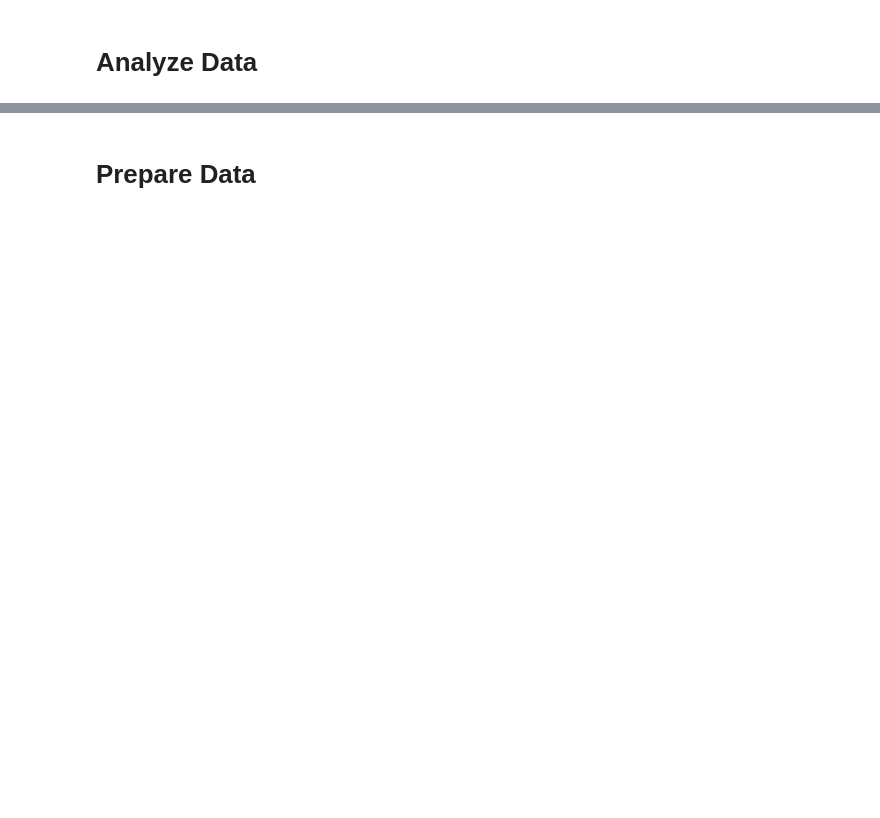
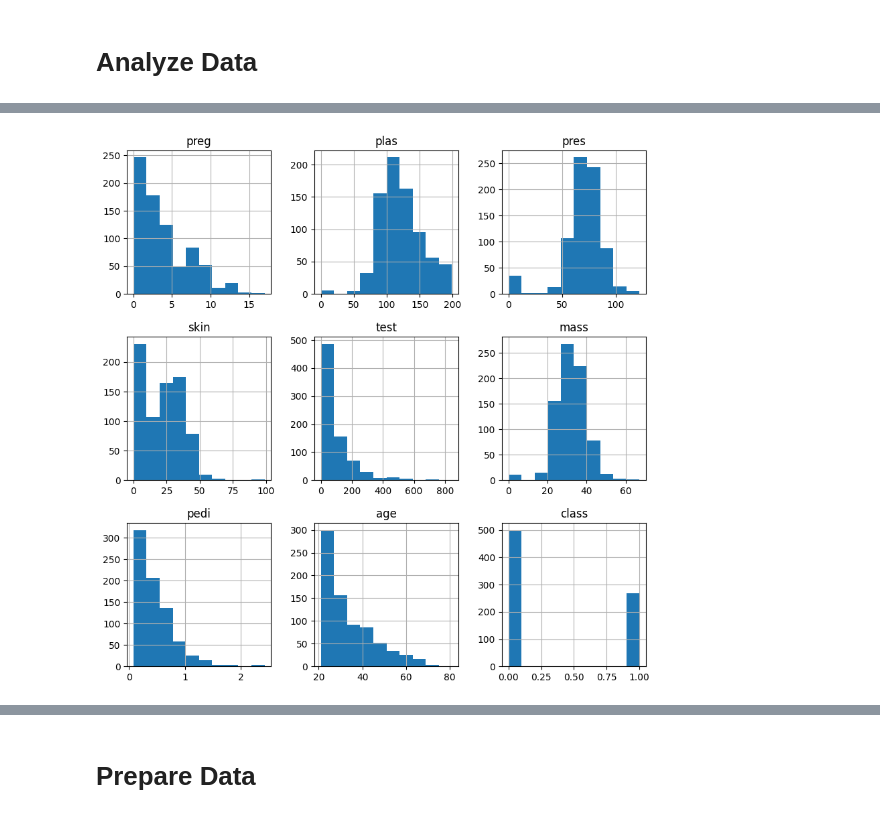
Before and after one commit to najmehtaleb/machine-learning, a Jupyter notebook: nbs/quick-start/intro.ipynb, the cells around one changed output, grey strips where cells are left out. Cells and saved outputs as stored; diff of their text form; code cells hidden in the pictures; blank space fills up the shorter version.

```diff
--- a/nbs/quick-start/intro.ipynb
+++ b/nbs/quick-start/intro.ipynb
@@ -85,0 +81,3 @@ parameters and pre-processing data.
+# %%
+filename = 'pima-indians-diabetes.csv'
+filepath = '/home/naji/Desktop/github-repos/machine-learning/nbs/data/'
@@ -85,0 +217,4 @@ parameters and pre-processing data.
+# %%
+names = ['preg','plas','pres','skin','test','mass','pedi','age','class']
+# %%
+data = read_csv(filepath + filename, names=names)
@@ -85,0 +434,5 @@ parameters and pre-processing data.
+# %%
+data.hist(figsize=[10,10])
+pyplot.show()
+# %% [output]
+[figure, added]
```
Also changed, not shown: parts of 111 cells of this notebook, 4 other files.
